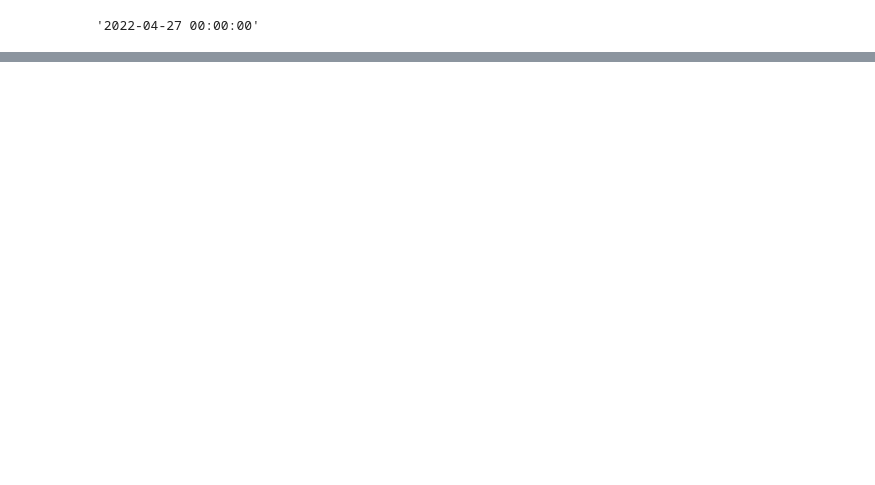
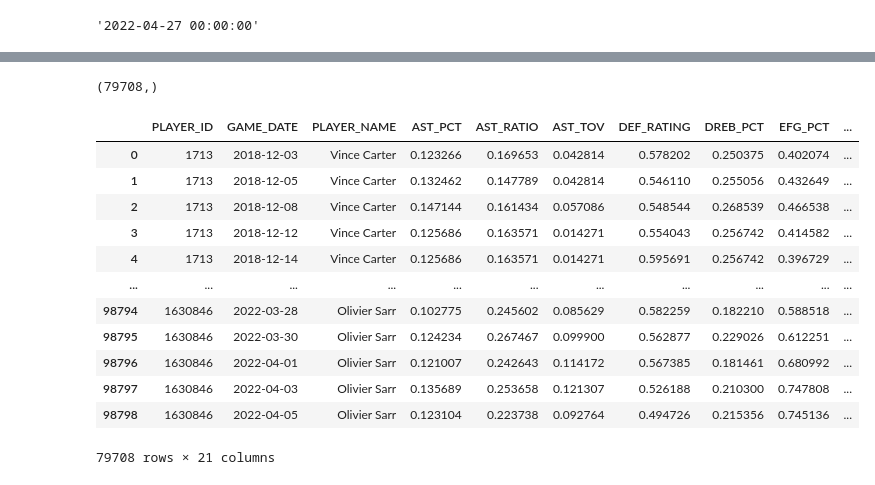
Before and after one commit to alecmatt5/nba_betting_analysis, a Jupyter notebook: backend/notebooks/elliot_player_hyperopted_gbdt_model.ipynb, the cells around one changed output, grey strips where cells are left out. Saved outputs shown, nothing was run; the diff lists cells and outputs as text; code cells hidden in the pictures; blank space fills up the shorter version.

```diff
--- a/backend/notebooks/elliot_player_hyperopted_gbdt_model.ipynb
+++ b/backend/notebooks/elliot_player_hyperopted_gbdt_model.ipynb
@@ -367,0 +415,20 @@ df.to_pickle()
+# %%
+regressor.predict(X_train_catless).shape
+# %% [output]
+(79708,)
+# %%
+X_train
+# %% [output]
+|  | PLAYER_ID | GAME_DATE | PLAYER_NAME | AST_PCT | AST_RATIO | AST_TOV | DEF_RATING | DREB_PCT | EFG_PCT | ... |
+| 0 | 1713 | 2018-12-03 | Vince Carter | 0.123266 | 0.169653 | 0.042814 | 0.578202 | 0.250375 | 0.402074 | ... |
+| 1 | 1713 | 2018-12-05 | Vince Carter | 0.132462 | 0.147789 | 0.042814 | 0.546110 | 0.255056 | 0.432649 | ... |
+| 2 | 1713 | 2018-12-08 | Vince Carter | 0.147144 | 0.161434 | 0.057086 | 0.548544 | 0.268539 | 0.466538 | ... |
+| 3 | 1713 | 2018-12-12 | Vince Carter | 0.125686 | 0.163571 | 0.014271 | 0.554043 | 0.256742 | 0.414582 | ... |
+| 4 | 1713 | 2018-12-14 | Vince Carter | 0.125686 | 0.163571 | 0.014271 | 0.595691 | 0.256742 | 0.396729 | ... |
+| ... | ... | ... | ... | ... | ... | ... | ... | ... | ... | ... |
+| 98794 | 1630846 | 2022-03-28 | Olivier Sarr | 0.102775 | 0.245602 | 0.085629 | 0.582259 | 0.182210 | 0.588518 | ... |
+| 98795 | 1630846 | 2022-03-30 | Olivier Sarr | 0.124234 | 0.267467 | 0.099900 | 0.562877 | 0.229026 | 0.612251 | ... |
+| 98796 | 1630846 | 2022-04-01 | Olivier Sarr | 0.121007 | 0.242643 | 0.114172 | 0.567385 | 0.181461 | 0.680992 | ... |
+| 98797 | 1630846 | 2022-04-03 | Olivier Sarr | 0.135689 | 0.253658 | 0.121307 | 0.526188 | 0.210300 | 0.747808 | ... |
+| 98798 | 1630846 | 2022-04-05 | Olivier Sarr | 0.123104 | 0.223738 | 0.092764 | 0.494726 | 0.215356 | 0.745136 | ... |
+79708 rows × 21 columns
```
Also changed, not shown: parts of 18 cells of this notebook, 4 other files.
